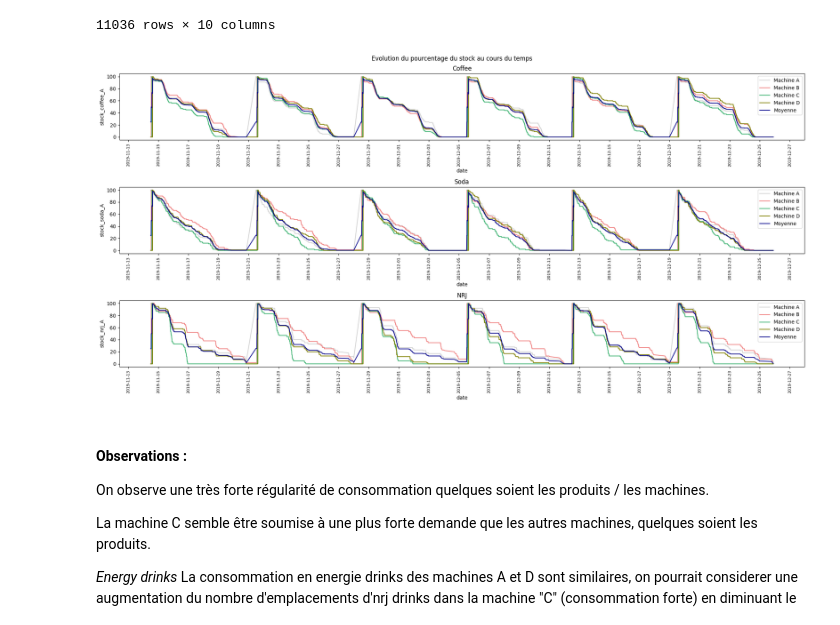
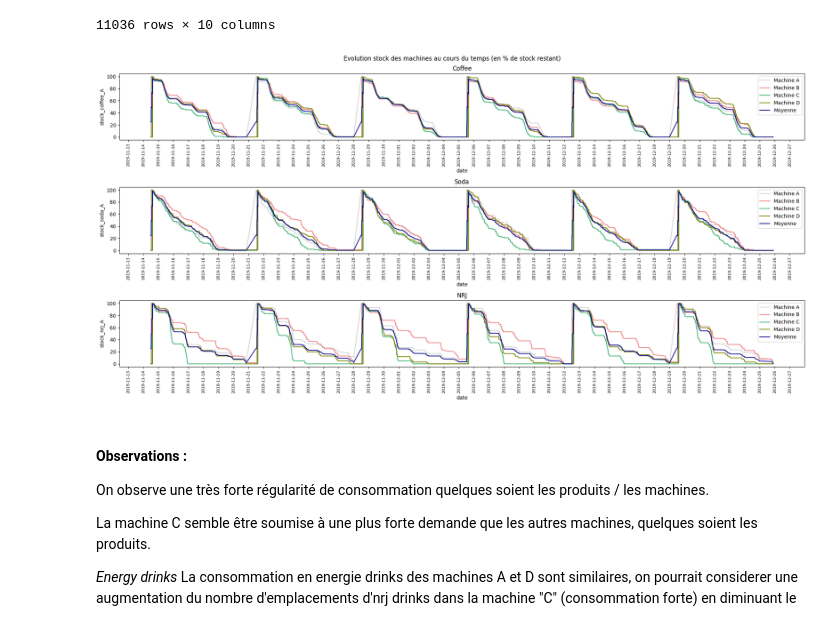
Before and after one commit to manonbay/beverage_dispenser, a Jupyter notebook: Distributeur_boissons.ipynb, the cells around one changed output. Saved outputs shown, nothing was run; the diff lists cells and outputs as text; code cells hidden in the pictures.

```diff
--- a/Distributeur_boissons.ipynb
+++ b/Distributeur_boissons.ipynb
@@ -424,11 +423,11 @@ df
 | 11035 | 2019-12-25 21:43:36+00:00 | nrj | A | 12 | 25 | wednesday | 21 | 0.00 | 0.00 | 0.75 |
 11036 rows × 10 columns
 # %%
-# penser à rajouter ajouter quadrillage
+# penser à rajouter ajouter quadrillage, retirer xlabels ax1, ax2
 
 plt.figure(figsize=(20,10))
-loc = mdates.DayLocator(interval=2)
-plt.suptitle("Evolution du pourcentage du stock au cours du temps")
+loc = mdates.DayLocator(interval=1)
+plt.suptitle("Evolution stock des machines au cours du temps (en % de stock restant)")
 
 ax1 = plt.subplot(3, 1, 1)
 ax1 = sns.lineplot(data=coffee, x="date", y="stock_coffee_A", label="Machine A", color="lightgrey")
@@ -437,34 +436,34 @@ ax1 = sns.lineplot(data=coffee, x="date", y="stock_coffee_C", label="Machine C",
 ax1 = sns.lineplot(data=coffee, x="date", y="stock_coffee_D", label="Machine D", color="olive")
 ax1 = sns.lineplot(data=coffee, x="date", y="coffee_mean", label= "Moyenne", color="darkblue")
 ax1.tick_params(axis='x', rotation=90, labelsize=8)
 ax1.xaxis.set_major_locator(loc)
 plt.title("Coffee")
 
 ax2 = plt.subplot(3, 1, 2)
 ax2 = sns.lineplot(data=soda, x="date", y="stock_soda_A", label="Machine A", color="lightgrey")
 ax2 = sns.lineplot(data=soda, x="date", y="stock_soda_B", label="Machine B", color="lightcoral")
 ax2 = sns.lineplot(data=soda, x="date", y="stock_soda_C", label="Machine C", color="mediumseagreen")
 ax2 = sns.lineplot(data=soda, x="date", y="stock_soda_D", label="Machine D", color="olive")
 ax2 = sns.lineplot(data=soda, x="date", y="soda_mean", label= "Moyenne", color="darkblue")
 ax2.tick_params(axis='x', rotation=90, labelsize=8)
 ax2.xaxis.set_major_locator(loc)
 plt.title("Soda")
 
 
 ax3 = plt.subplot(3, 1, 3)
 ax3 = sns.lineplot(data=nrj, x="date", y="stock_nrj_A", label="Machine A", color="lightgrey")
 ax3 = sns.lineplot(data=nrj, x="date", y="stock_nrj_B", label="Machine B", color="lightcoral")
 ax3 = sns.lineplot(data=nrj, x="date", y="stock_nrj_C", label="Machine C", color="mediumseagreen")
 ax3 = sns.lineplot(data=nrj, x="date", y="stock_nrj_D", label="Machine D", color="olive")
 ax3 = sns.lineplot(data=nrj, x="date", y="nrj_mean", label= "Moyenne", color="darkblue")
 ax3.tick_params(axis='x', rotation=90, labelsize=8)
 ax3.xaxis.set_major_locator(loc)
 plt.title("NRJ")
 
 plt.tight_layout()
 plt.show()
 # %% [output]
-[figure, old version]
+[figure, new version]
 # %% [markdown]
 #### Observations :
 
```
Also changed, not shown: parts of 18 cells of this notebook.
